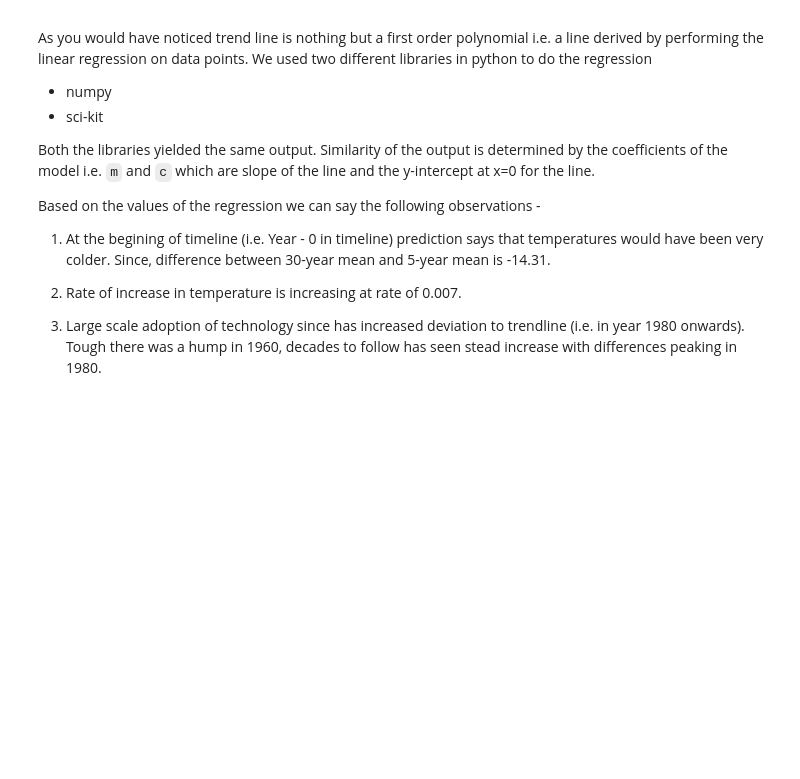
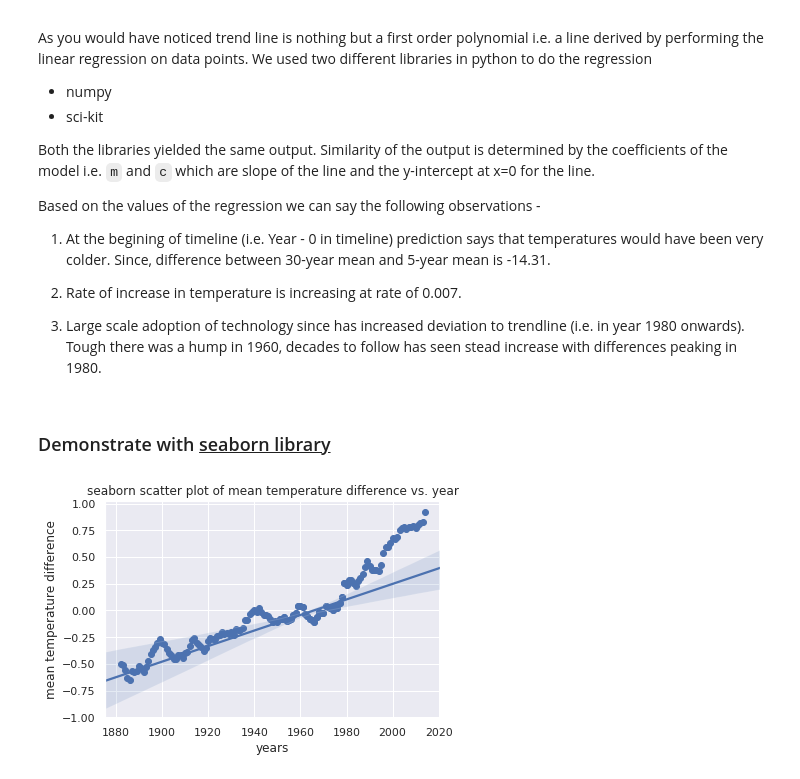
Before and after one commit to ksivasenthil/ml-python-azure-notebooks, a Jupyter notebook: jupyter-notebooks/climatechange.ipynb, the cells around one changed output. Cells and saved outputs as stored; diff of their text form; code cells hidden in the pictures; blank space fills up the shorter version.

```diff
--- a/jupyter-notebooks/climatechange.ipynb
+++ b/jupyter-notebooks/climatechange.ipynb
@@ -97,3 +97,14 @@ Based on the values of the regression we can say the following observations -
 2. Rate of increase in temperature is increasing at rate of 0.007.
 
 3. Large scale adoption of technology since has increased deviation to trendline (i.e. in year 1980 onwards). Tough there was a hump in 1960, decades to follow has seen stead increase with differences peaking in 1980.
+# %% [markdown]
+### Demonstrate with <u>seaborn library</u>
+# %%
+mp.scatter(years, means)
+mp.title('seaborn scatter plot of mean temperature difference vs. year')
+mp.xlabel('years', fontsize=12)
+mp.ylabel('mean temperature difference', fontsize=12)
+sns.regplot(yearsBase, meansBase)
+mp.show()
+# %% [output]
+[figure, added]
```
Also changed, not shown: parts of 1 cell of this notebook.
